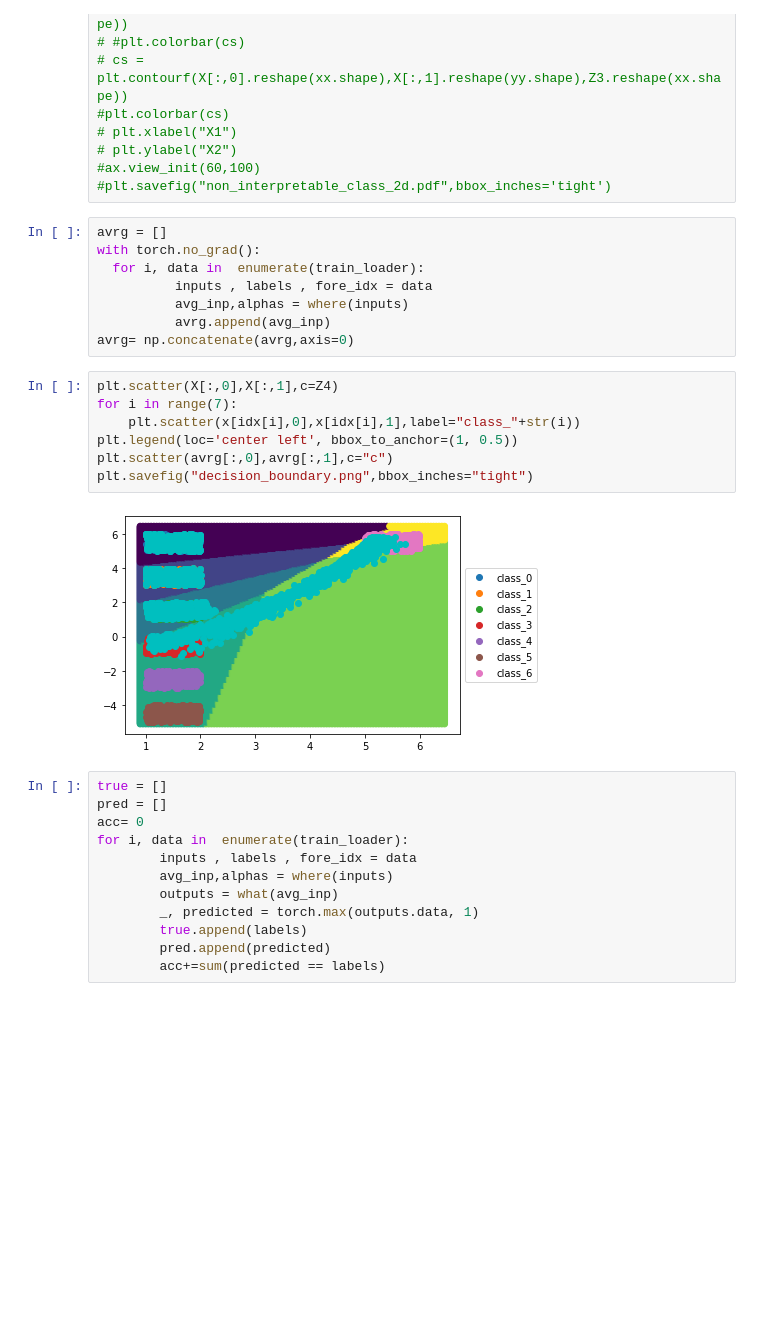
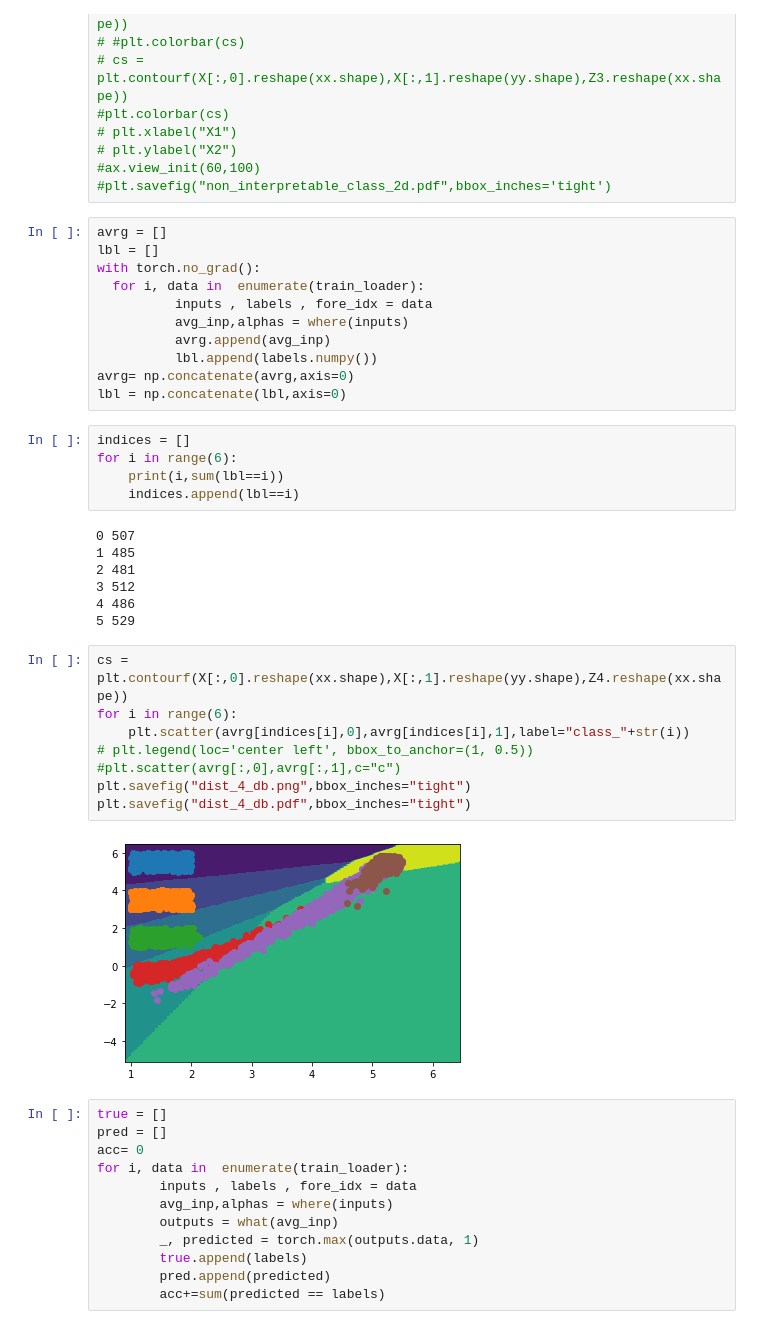
Before and after one commit to lnpandey/IITM_Research_Interpretability_of_Attention_Networks, a Jupyter notebook: 5_visualising_Mosaic_using_2dim_separable_classes/Error_modes/distribution_4/m_9/distribution_4_m_9.ipynb, the cells around one changed output. Drawn from its saved outputs; the diff is of its cells as text; blank space fills up the shorter version.

```diff
--- a/5_visualising_Mosaic_using_2dim_separable_classes/Error_modes/distribution_4/m_9/distribution_4_m_9.ipynb
+++ b/5_visualising_Mosaic_using_2dim_separable_classes/Error_modes/distribution_4/m_9/distribution_4_m_9.ipynb
@@ -624,21 +627,37 @@ array([0, 1, 2, 3, 4, 5])
 #plt.savefig("non_interpretable_class_2d.pdf",bbox_inches='tight')
 # %%
 avrg = []
+lbl = []
 with torch.no_grad():
   for i, data in  enumerate(train_loader):
           inputs , labels , fore_idx = data
           avg_inp,alphas = where(inputs)
           avrg.append(avg_inp)
+          lbl.append(labels.numpy())
 avrg= np.concatenate(avrg,axis=0)
+lbl = np.concatenate(lbl,axis=0)
+# %%
+indices = []
+for i in range(6):
+    print(i,sum(lbl==i))
+    indices.append(lbl==i)
+# %% [output]
+0 507
+1 485
+2 481
+3 512
+4 486
+5 529
 # %%
-plt.scatter(X[:,0],X[:,1],c=Z4)
-for i in range(7):
-    plt.scatter(x[idx[i],0],x[idx[i],1],label="class_"+str(i))
-plt.legend(loc='center left', bbox_to_anchor=(1, 0.5))
-plt.scatter(avrg[:,0],avrg[:,1],c="c")
-plt.savefig("decision_boundary.png",bbox_inches="tight")
+cs = plt.contourf(X[:,0].reshape(xx.shape),X[:,1].reshape(yy.shape),Z4.reshape(xx.shape))
+for i in range(6):
+    plt.scatter(avrg[indices[i],0],avrg[indices[i],1],label="class_"+str(i))
+# plt.legend(loc='center left', bbox_to_anchor=(1, 0.5))
+#plt.scatter(avrg[:,0],avrg[:,1],c="c")
+plt.savefig("dist_4_db.png",bbox_inches="tight")
+plt.savefig("dist_4_db.pdf",bbox_inches="tight")
 # %% [output]
-[figure, old version]
+[figure, new version]
 # %%
 true = []
 pred = []
```
Also changed, not shown: parts of 14 cells of this notebook, 29 other files.
